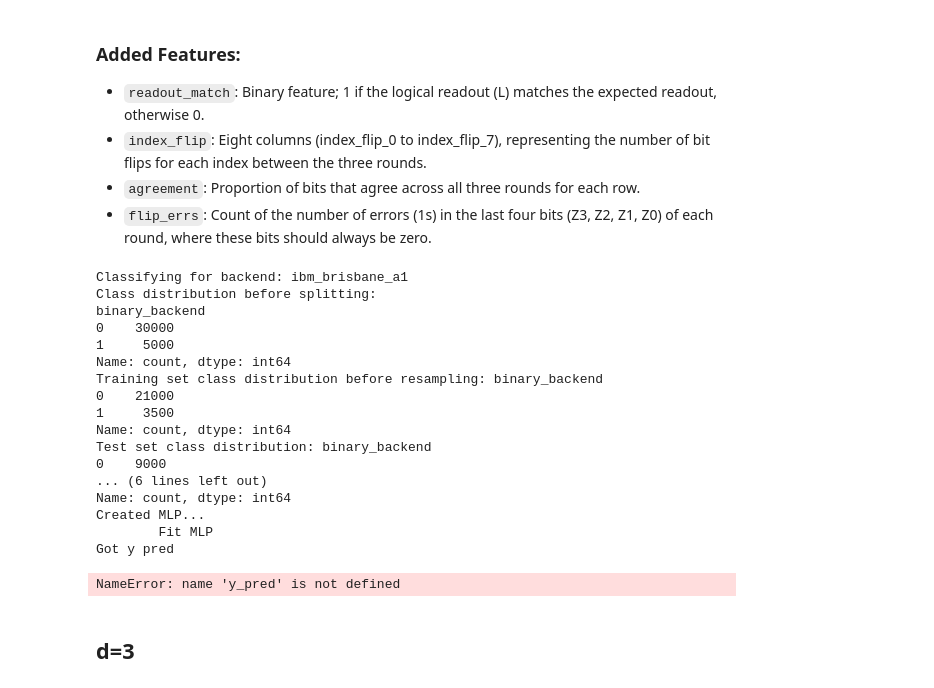
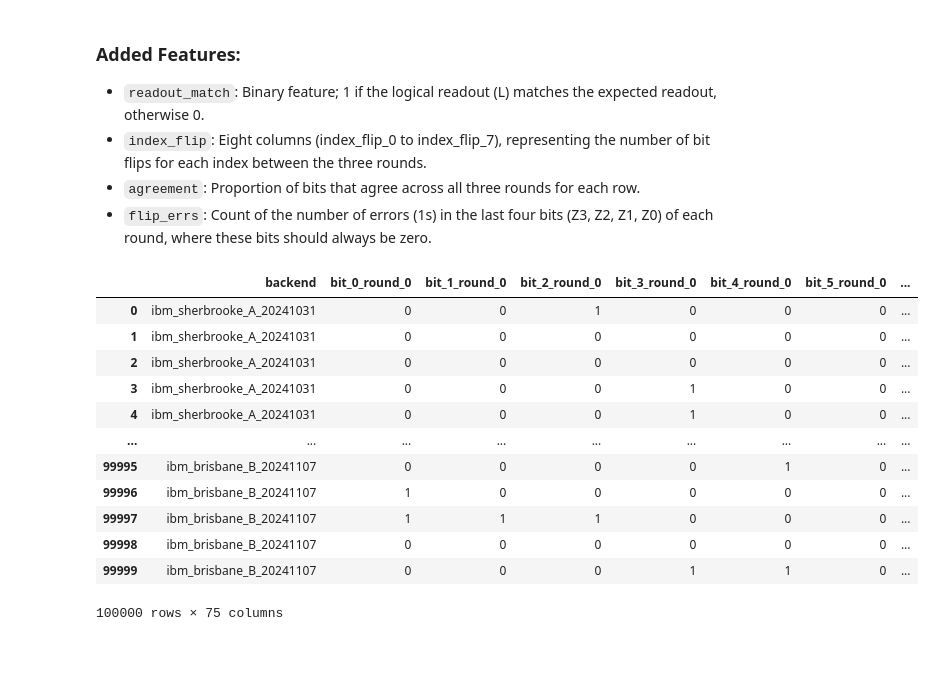
Before and after one commit to devon-campbell/qtcodes, a Jupyter notebook: fingerprinting/xxzz/classifier.ipynb, the cells around one changed output. Cells and saved outputs as stored; diff of their text form; code cells hidden in the pictures; blank space fills up the shorter version.

```diff
--- a/fingerprinting/xxzz/classifier.ipynb
+++ b/fingerprinting/xxzz/classifier.ipynb
@@ -455 +285,19 @@ def build_mlp_classifier(df, target_backend, expected_readout=0, d=5, adjust_thr
+# %%
+json_file = 'data/drift_results/combined_results.json'
+df = json_to_expanded_df(json_file, d=5)
+df
+# %% [output]
+|  | backend | bit_0_round_0 | bit_1_round_0 | bit_2_round_0 | bit_3_round_0 | bit_4_round_0 | bit_5_round_0 | ... |
+| 0 | ibm_sherbrooke_A_20241031 | 0 | 0 | 1 | 0 | 0 | 0 | ... |
+| 1 | ibm_sherbrooke_A_20241031 | 0 | 0 | 0 | 0 | 0 | 0 | ... |
+| 2 | ibm_sherbrooke_A_20241031 | 0 | 0 | 0 | 0 | 0 | 0 | ... |
+| 3 | ibm_sherbrooke_A_20241031 | 0 | 0 | 0 | 1 | 0 | 0 | ... |
+| 4 | ibm_sherbrooke_A_20241031 | 0 | 0 | 0 | 1 | 0 | 0 | ... |
+| ... | ... | ... | ... | ... | ... | ... | ... | ... |
+| 99995 | ibm_brisbane_B_20241107 | 0 | 0 | 0 | 0 | 1 | 0 | ... |
+| 99996 | ibm_brisbane_B_20241107 | 1 | 0 | 0 | 0 | 0 | 0 | ... |
+| 99997 | ibm_brisbane_B_20241107 | 1 | 1 | 1 | 0 | 0 | 0 | ... |
+| 99998 | ibm_brisbane_B_20241107 | 0 | 0 | 0 | 0 | 0 | 0 | ... |
+| 99999 | ibm_brisbane_B_20241107 | 0 | 0 | 0 | 1 | 1 | 0 | ... |
+100000 rows × 75 columns
 # %%
@@ -497,23 +362,0 @@ def get_results_all_backends(backends = ['ibm_brisbane', 'ibm_sherbrooke', 'ibm_
-# %%
-get_results_all_backends()
-# %% [output]
-Classifying for backend: ibm_brisbane_a1
-Class distribution before splitting:
-binary_backend
-0    30000
-1     5000
-Name: count, dtype: int64
-Training set class distribution before resampling: binary_backend
-0    21000
-1     3500
-Name: count, dtype: int64
-Test set class distribution: binary_backend
-0    9000
-... (6 lines left out)
-Name: count, dtype: int64
-Created MLP...
-        Fit MLP
-Got y pred
-NameError: name 'y_pred' is not defined
-# %% [markdown]
-## d=3
```
Also changed, not shown: parts of 28 cells of this notebook, 15 other files.
